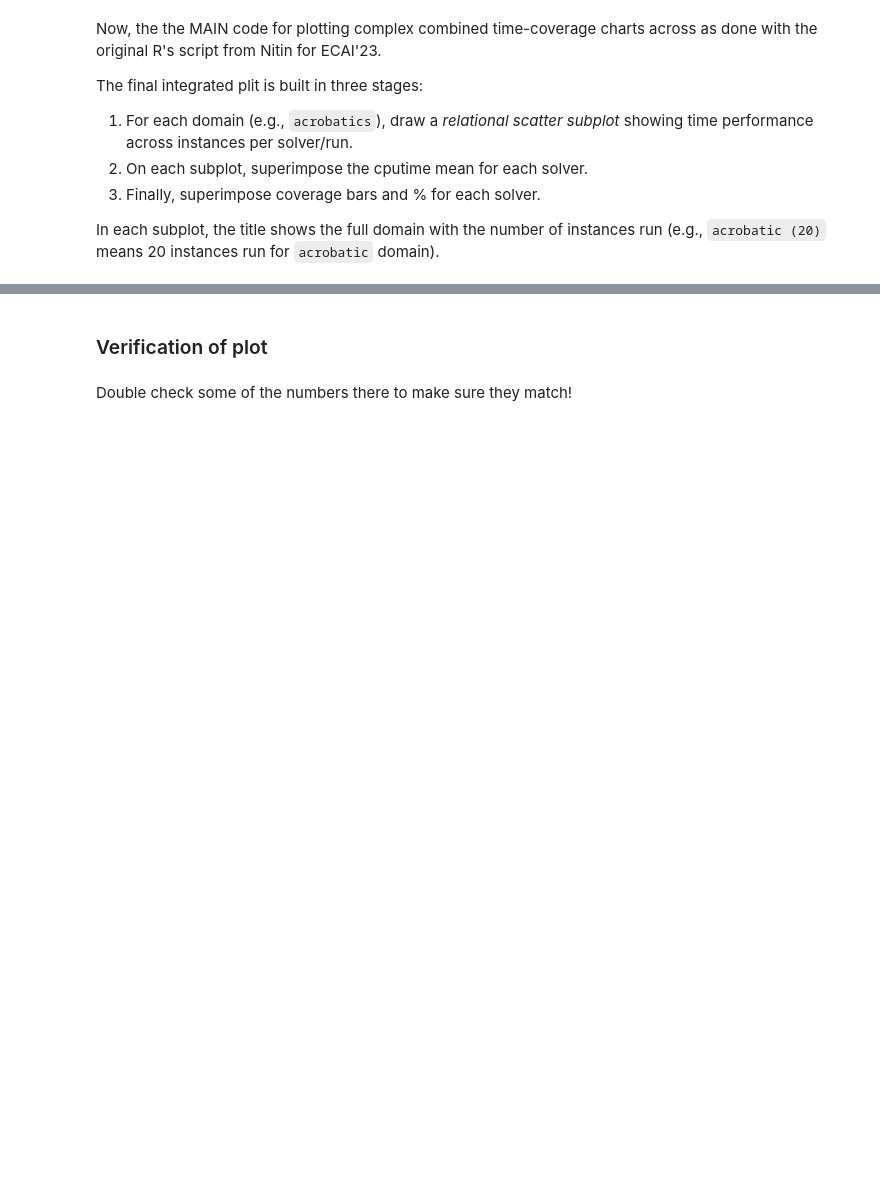
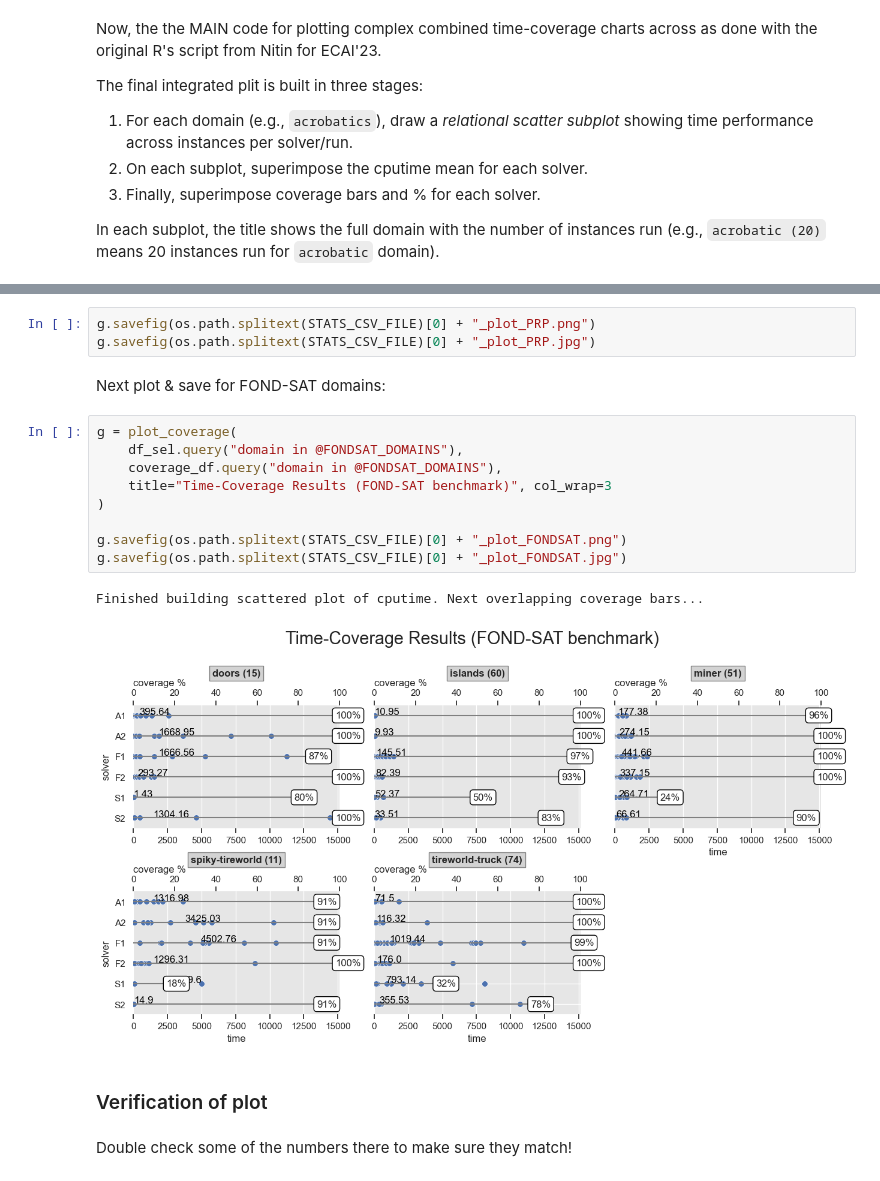
Before and after one commit to ssardina-research/coverage-plots, a Jupyter notebook: coverage_plots.ipynb, the cells around one changed output, grey strips where cells are left out. Drawn from its saved outputs; the diff is of its cells as text; blank space fills up the shorter version.

```diff
--- a/coverage_plots.ipynb
+++ b/coverage_plots.ipynb
@@ -331,3 +465,20 @@ plt.show()
+# %%
+g.savefig(os.path.splitext(STATS_CSV_FILE)[0] + "_plot_PRP.png")
+g.savefig(os.path.splitext(STATS_CSV_FILE)[0] + "_plot_PRP.jpg")
+# %% [markdown]
+Next plot & save for FOND-SAT domains:
+# %%
+g = plot_coverage(
+    df_sel.query("domain in @FONDSAT_DOMAINS"),
+    coverage_df.query("domain in @FONDSAT_DOMAINS"),
+    title="Time-Coverage Results (FOND-SAT benchmark)", col_wrap=3
+)
+
+g.savefig(os.path.splitext(STATS_CSV_FILE)[0] + "_plot_FONDSAT.png")
+g.savefig(os.path.splitext(STATS_CSV_FILE)[0] + "_plot_FONDSAT.jpg")
+# %% [output]
+Finished building scattered plot of cputime. Next overlapping coverage bars...
+[figure, added]
 # %% [markdown]
 ### Verification of plot
 # %% [markdown]
```
Also changed, not shown: parts of 17 cells of this notebook, 6 other files.
